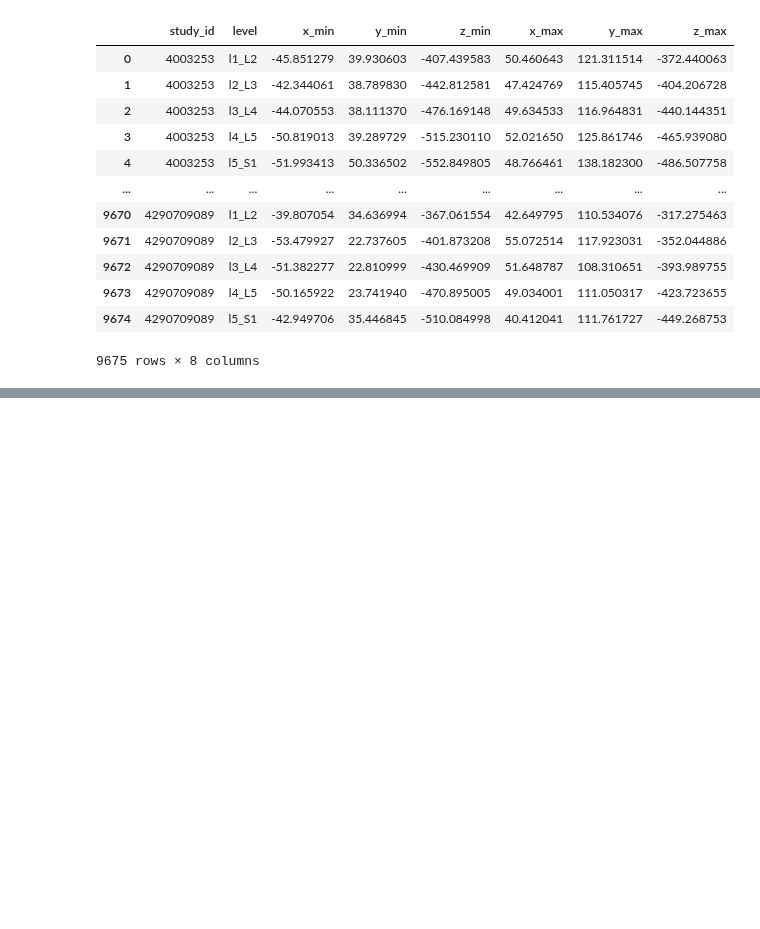
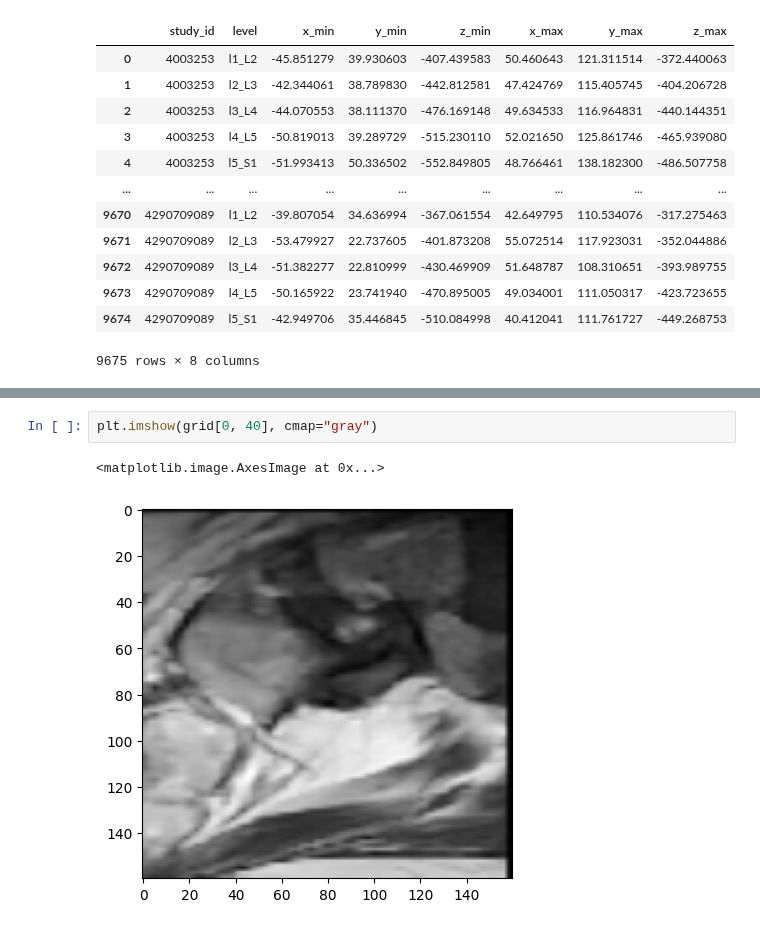
Before and after one commit to IDoCodingStuffs/rsna_2024, a Jupyter notebook: 3d_modeling/pc_loading.ipynb, the cells around one changed output, grey strips where cells are left out. Saved outputs shown, nothing was run; the diff lists cells and outputs as text; blank space fills up the shorter version.

```diff
--- a/3d_modeling/pc_loading.ipynb
+++ b/3d_modeling/pc_loading.ipynb
@@ -290,0 +286,5 @@ plt.show()
+# %%
+plt.imshow(grid[0, 40], cmap="gray")
+# %% [output]
+<matplotlib.image.AxesImage at 0x...>
+[figure, added]
```
Also changed, not shown: parts of 4 cells of this notebook, 5 other files.
